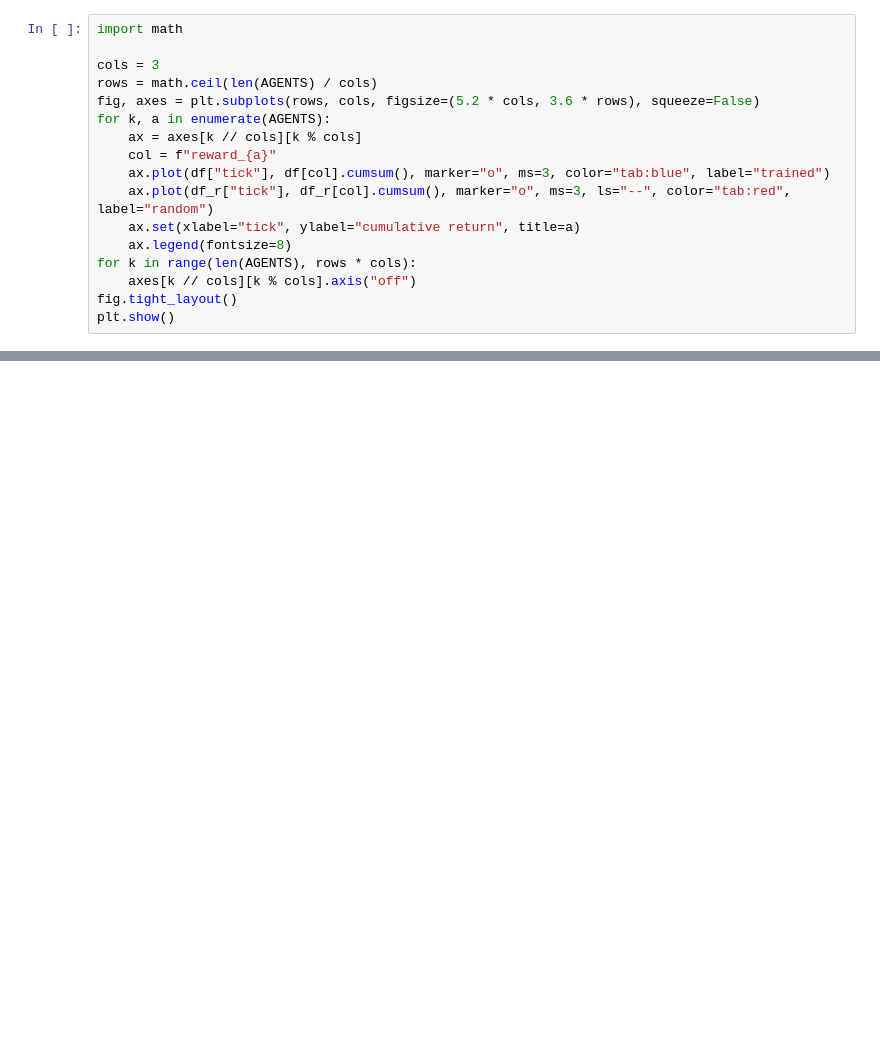
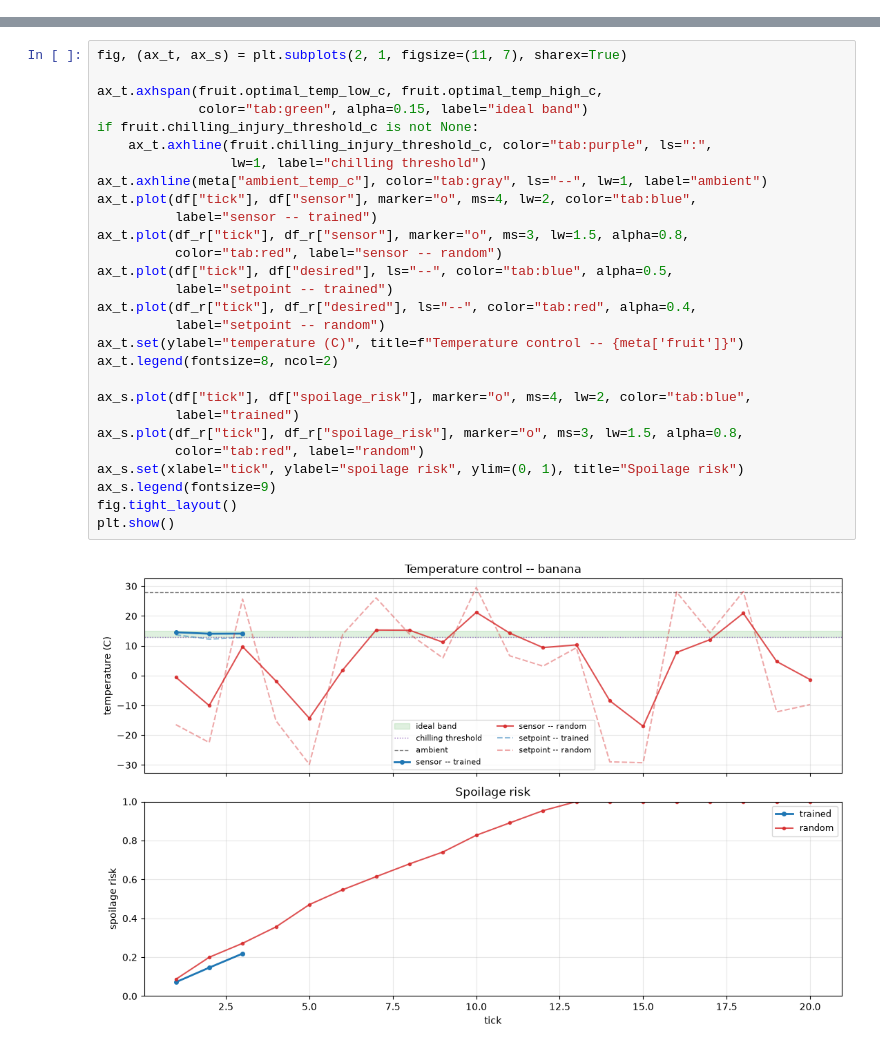
Before and after one commit to twisted1g/coldchain-marl, a Jupyter notebook: notebooks/agent_behavior.ipynb, the cells around one changed output, grey strips where cells are left out. Cells and saved outputs as stored; diff of their text form; blank space fills up the shorter version.

```diff
--- a/notebooks/agent_behavior.ipynb
+++ b/notebooks/agent_behavior.ipynb
@@ -357,17 +0,0 @@ Cumulative return per agent: trained (solid) vs random (dashed) on the same worl
-# %%
-import math
-
-cols = 3
-rows = math.ceil(len(AGENTS) / cols)
-fig, axes = plt.subplots(rows, cols, figsize=(5.2 * cols, 3.6 * rows), squeeze=False)
-for k, a in enumerate(AGENTS):
-    ax = axes[k // cols][k % cols]
-    col = f"reward_{a}"
-    ax.plot(df["tick"], df[col].cumsum(), marker="o", ms=3, color="tab:blue", label="trained")
-    ax.plot(df_r["tick"], df_r[col].cumsum(), marker="o", ms=3, ls="--", color="tab:red", label="random")
-    ax.set(xlabel="tick", ylabel="cumulative return", title=a)
-    ax.legend(fontsize=8)
-for k in range(len(AGENTS), rows * cols):
-    axes[k // cols][k % cols].axis("off")
-fig.tight_layout()
-plt.show()
@@ -375,0 +113,30 @@ plt.show()
+# %%
+fig, (ax_t, ax_s) = plt.subplots(2, 1, figsize=(11, 7), sharex=True)
+
+ax_t.axhspan(fruit.optimal_temp_low_c, fruit.optimal_temp_high_c,
+             color="tab:green", alpha=0.15, label="ideal band")
+if fruit.chilling_injury_threshold_c is not None:
+    ax_t.axhline(fruit.chilling_injury_threshold_c, color="tab:purple", ls=":",
+                 lw=1, label="chilling threshold")
+ax_t.axhline(meta["ambient_temp_c"], color="tab:gray", ls="--", lw=1, label="ambient")
+ax_t.plot(df["tick"], df["sensor"], marker="o", ms=4, lw=2, color="tab:blue",
+          label="sensor -- trained")
+ax_t.plot(df_r["tick"], df_r["sensor"], marker="o", ms=3, lw=1.5, alpha=0.8,
+          color="tab:red", label="sensor -- random")
+ax_t.plot(df["tick"], df["desired"], ls="--", color="tab:blue", alpha=0.5,
+          label="setpoint -- trained")
+ax_t.plot(df_r["tick"], df_r["desired"], ls="--", color="tab:red", alpha=0.4,
+          label="setpoint -- random")
+ax_t.set(ylabel="temperature (C)", title=f"Temperature control -- {meta['fruit']}")
+ax_t.legend(fontsize=8, ncol=2)
+
+ax_s.plot(df["tick"], df["spoilage_risk"], marker="o", ms=4, lw=2, color="tab:blue",
+          label="trained")
+ax_s.plot(df_r["tick"], df_r["spoilage_risk"], marker="o", ms=3, lw=1.5, alpha=0.8,
+          color="tab:red", label="random")
+ax_s.set(xlabel="tick", ylabel="spoilage risk", ylim=(0, 1), title="Spoilage risk")
+ax_s.legend(fontsize=9)
+fig.tight_layout()
+plt.show()
+# %% [output]
+[figure, added]
```
Also changed, not shown: parts of 35 cells of this notebook, 3 other files.
